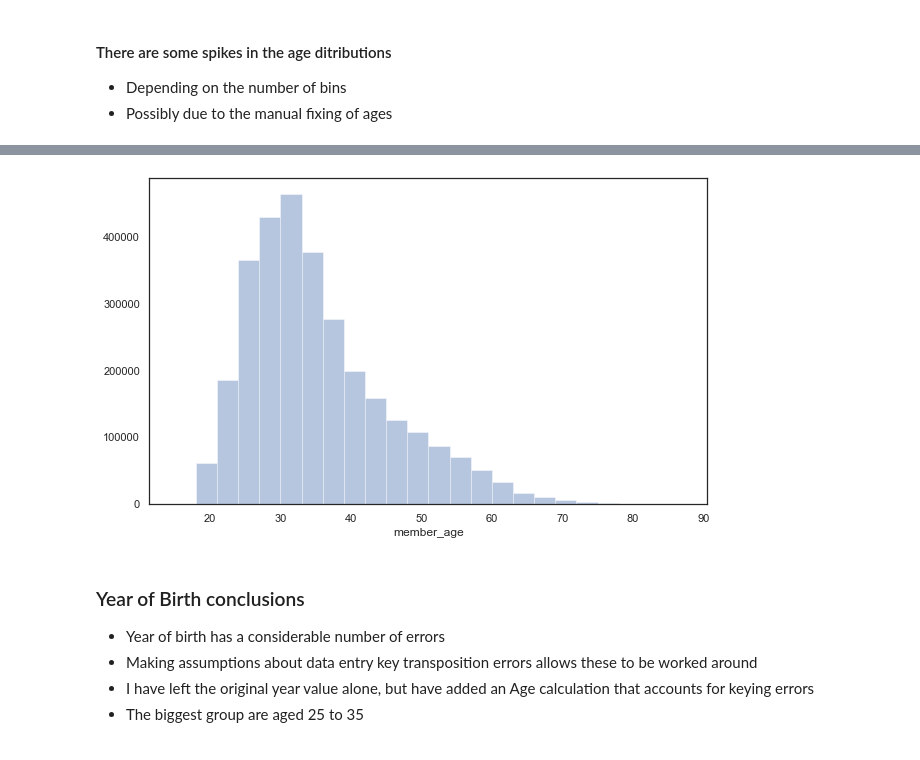
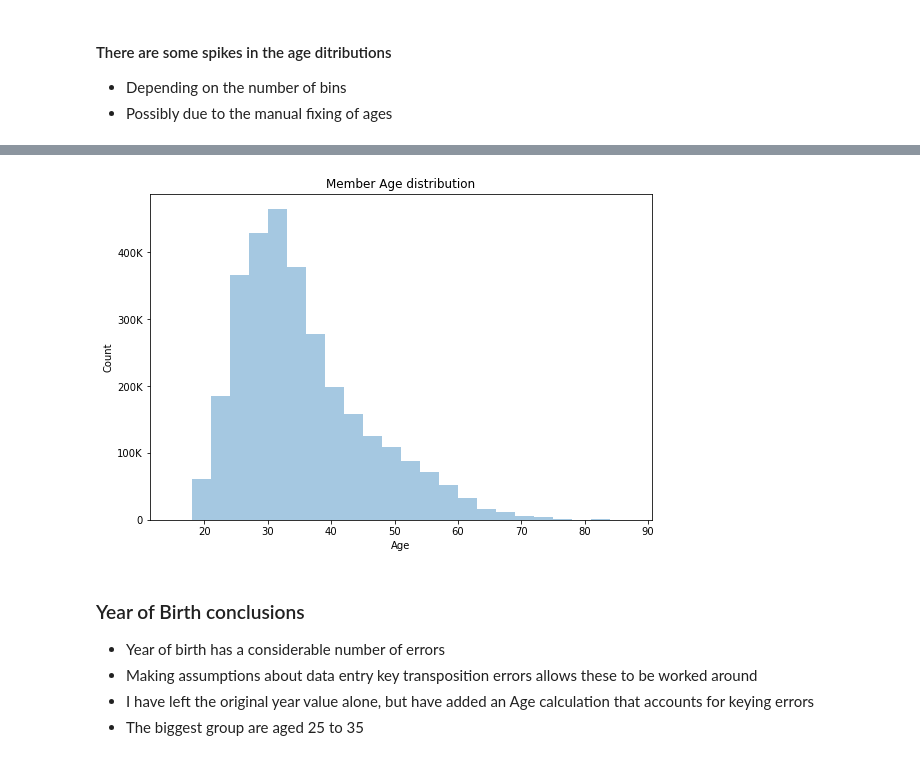
Before and after one commit to ChrisPalmerNZ/Udacity_Data_Visualization, a Jupyter notebook: Data_Visualization_Project_DataExploration.ipynb, the cells around one changed output, grey strips where cells are left out. Cells and saved outputs as stored; diff of their text form; code cells hidden in the pictures.

```diff
--- a/Data_Visualization_Project_DataExploration.ipynb
+++ b/Data_Visualization_Project_DataExploration.ipynb
@@ -1700,3 +1757,6 @@ sns.distplot(df_fordgo.member_age, kde=False, bins=10);
+# %%
+df_age_gender = df_fordgo.loc[df_fordgo.member_gender.notna() & df_fordgo.member_age.notna(),
+                              ["member_gender","member_age"]].copy()
 # %% [markdown]
 #### There are some spikes in the age ditributions
 - Depending on the number of bins
@@ -1708,8 +1773,15 @@ sns.distplot(df_age_gender.member_age, bins=20);
 # %%
+f = plt.figure(figsize=(9, 6))
 bin_edges = np.arange(15, df_age_gender.member_age.max()+1, 3)
-sns.distplot(df_age_gender.member_age, bins=bin_edges, kde=False);
+sns.distplot(df_age_gender.member_age, bins=bin_edges, kde=False)
+plt.title("Member Age distribution")
+plt.xlabel('Age')
+plt.ylabel('Count')
+ax = plt.gca()
+ax.yaxis.set_major_formatter(FuncFormatter(reformat_large_tick_values))
+plt.show();
 # %% [output]
-[figure, old version]
+[figure, new version]
 # %% [markdown]
 ### Year of Birth conclusions
 - Year of birth has a considerable number of errors
```
Also changed, not shown: parts of 25 cells of this notebook, 4 other files.
